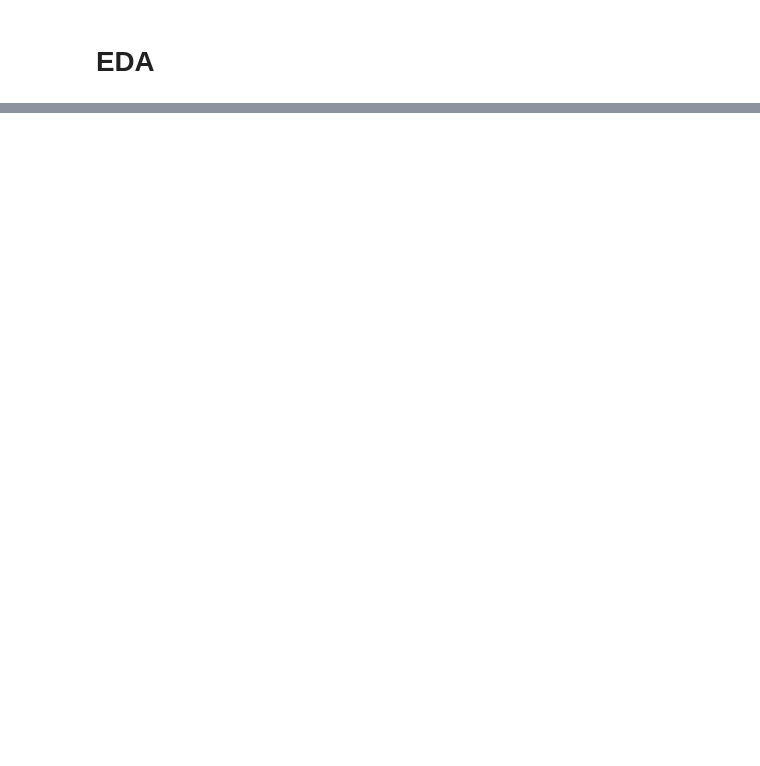
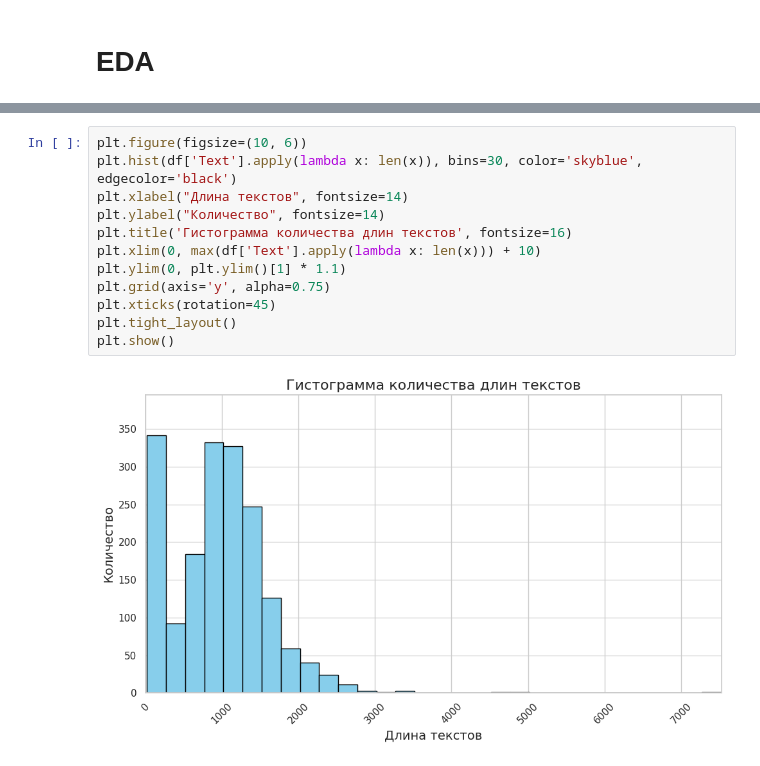
Before and after one commit to DanyaKorolkov/sentence-classifications, a Jupyter notebook: starter/01_data_collection.ipynb, the cells around one changed output, grey strips where cells are left out. Saved outputs shown, nothing was run; the diff lists cells and outputs as text; blank space fills up the shorter version.

```diff
--- a/starter/01_data_collection.ipynb
+++ b/starter/01_data_collection.ipynb
@@ -26,0 +113,14 @@ Name: count, dtype: int64
+# %%
+plt.figure(figsize=(10, 6))
+plt.hist(df['Text'].apply(lambda x: len(x)), bins=30, color='skyblue', edgecolor='black')
+plt.xlabel("Длина текстов", fontsize=14)
+plt.ylabel("Количество", fontsize=14)
+plt.title('Гистограмма количества длин текстов', fontsize=16)
+plt.xlim(0, max(df['Text'].apply(lambda x: len(x))) + 10)
+plt.ylim(0, plt.ylim()[1] * 1.1)
+plt.grid(axis='y', alpha=0.75)
+plt.xticks(rotation=45)
+plt.tight_layout()
+plt.show()
+# %% [output]
+[figure, added]
```
Also changed, not shown: parts of 15 cells of this notebook, 4 other files.
